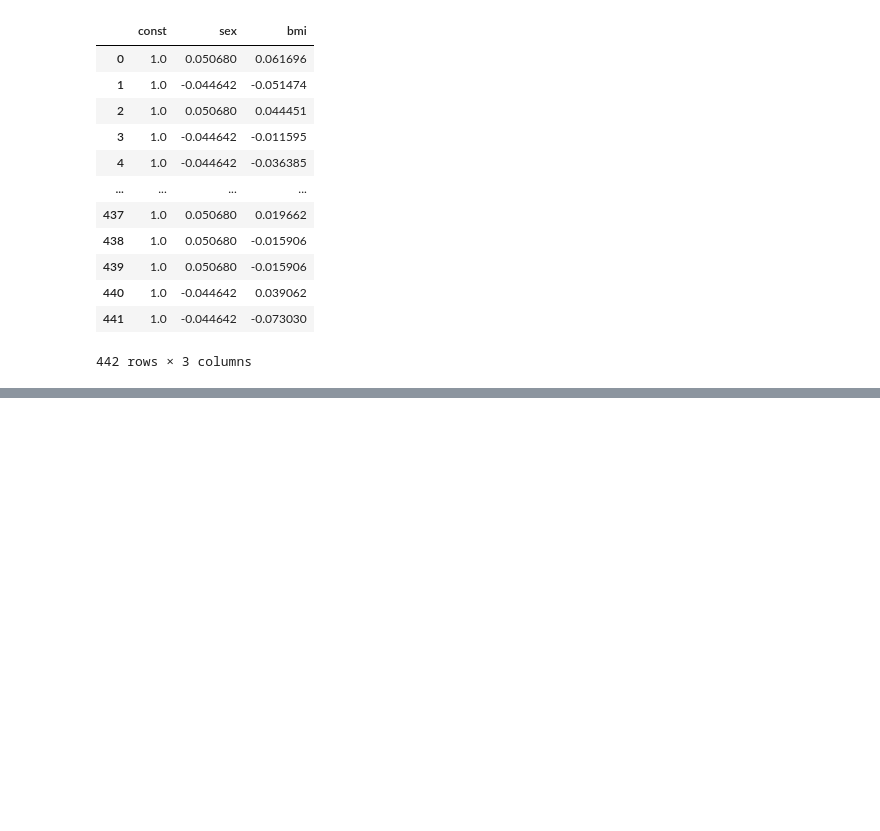
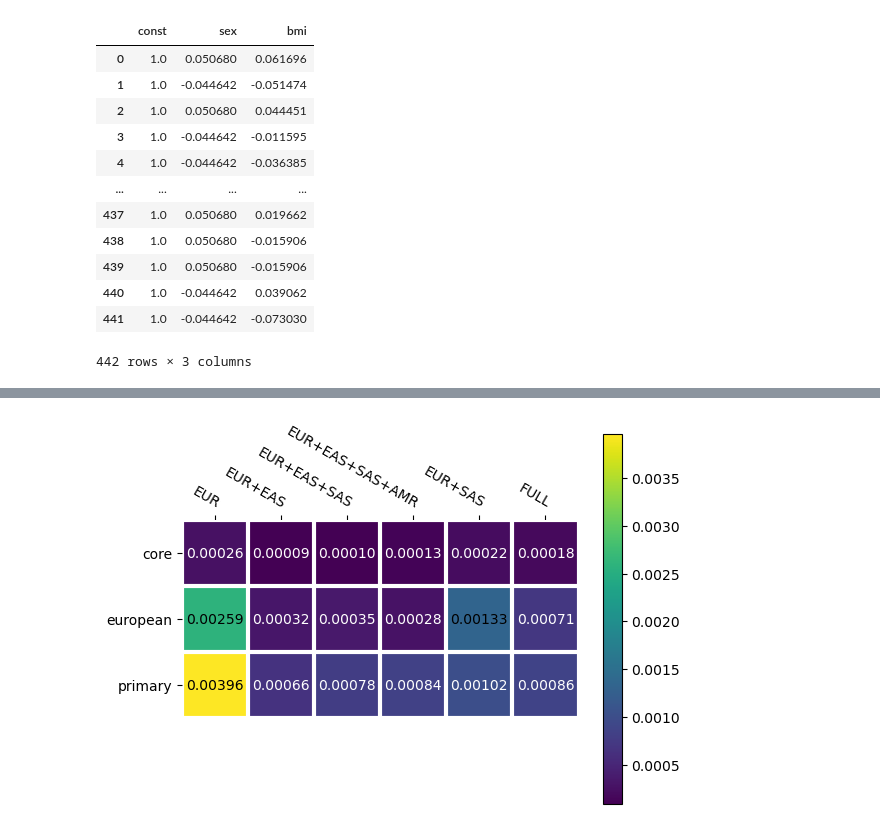
Before and after one commit to lehai-ml/dHCP_genetics, a Jupyter notebook: notebook_results/scz/2_1_SCZ_dHCP_volumetric_dataset.ipynb, the cells around one changed output, grey strips where cells are left out. Drawn from its saved outputs; the diff is of its cells as text; code cells hidden in the pictures; blank space fills up the shorter version.

```diff
--- a/notebook_results/scz/2_1_SCZ_dHCP_volumetric_dataset.ipynb
+++ b/notebook_results/scz/2_1_SCZ_dHCP_volumetric_dataset.ipynb
@@ -1693,0 +1793,8 @@ plt.show()
+# %%
+test = ['Imperial 38','Imperial 5',
+'Imperial 80',
+'Imperial 51',
+'Imperial 39',
+'Imperial 10',
+'Imperial 22',
+'Imperial 14']
@@ -1693,0 +1885,5 @@ plt.show()
+# %%
+test = test[['PRS_coef','PRS_pval','ld','sum_stat']].copy()
+# %%
+from matplotlib.colors import LogNorm, Normalize
+pval = test.pivot(index='sum_stat',columns='ld',values='PRS_pval')
@@ -1693,0 +1963,7 @@ plt.show()
+# %%
+fig,ax = plt.subplots()
+
+im,cbar = heatmap(pval.to_numpy(),row_labels=pval.index.tolist(),col_labels=pval.columns.tolist())
+texts = annotate_heatmap(im,valfmt="{x:.5f}",threshold=.0013)
+# %% [output]
+[figure, added]
```
Also changed, not shown: parts of 32 cells of this notebook, 5 other files.
